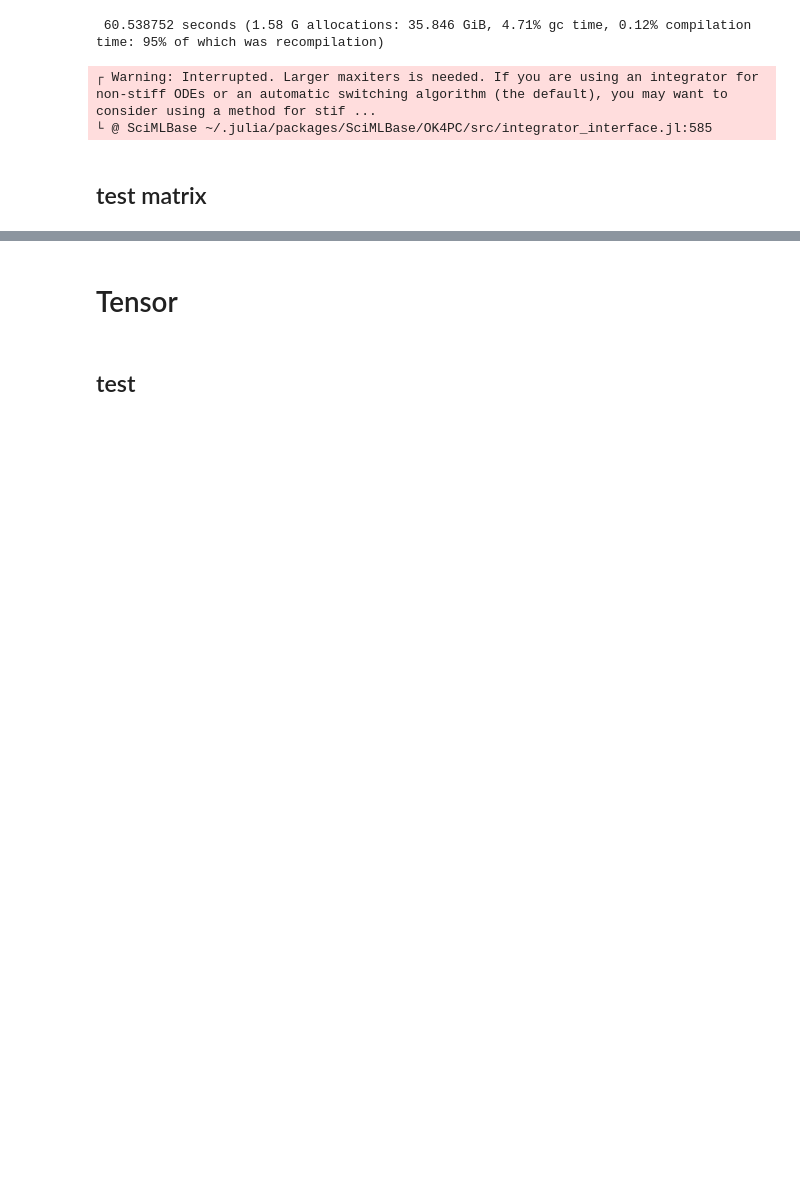
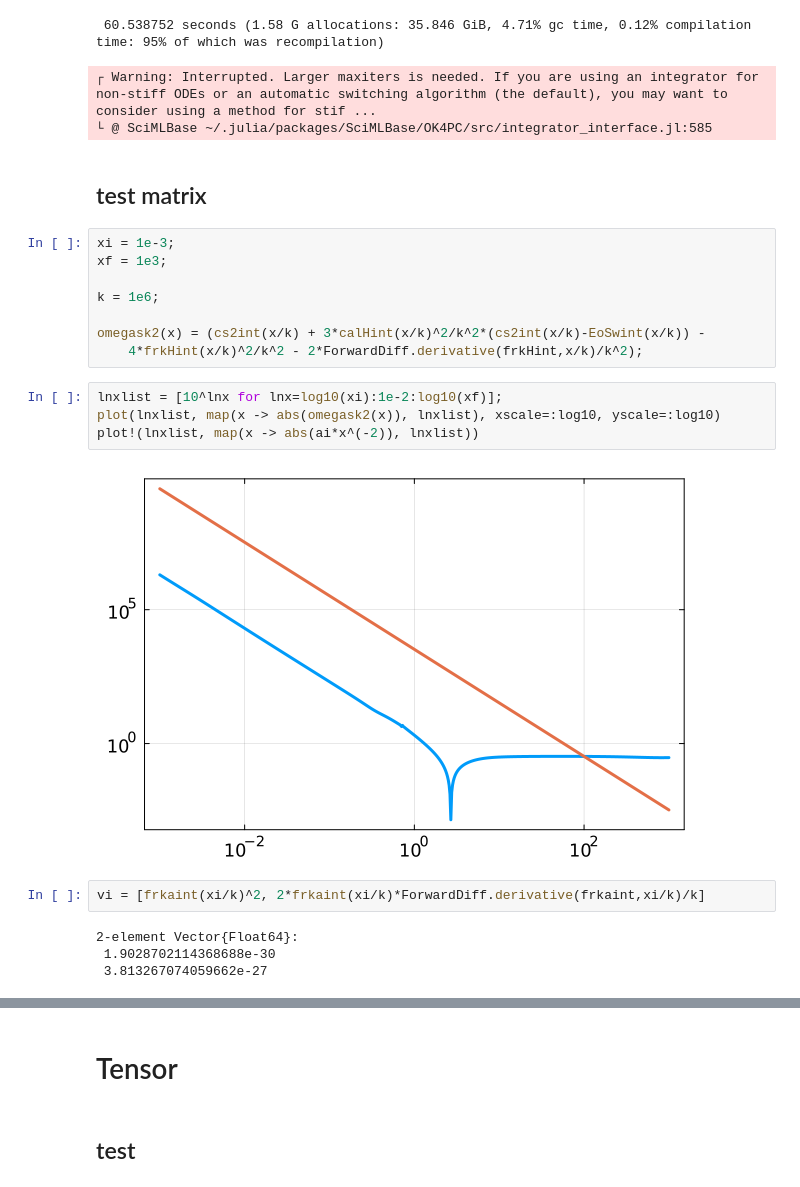
Before and after one commit to NekomammaT/SIGW_QCD, a Jupyter notebook: SIGW_QCD_WKB.ipynb, the cells around one changed output, grey strips where cells are left out. Drawn from its saved outputs; the diff is of its cells as text; blank space fills up the shorter version.

```diff
--- a/SIGW_QCD_WKB.ipynb
+++ b/SIGW_QCD_WKB.ipynb
@@ -366,3 +366,23 @@ scalarprob = ODEProblem(scalarEoM,ui,xspan,0);
 └ @ SciMLBase ~/.julia/packages/SciMLBase/OK4PC/src/integrator_interface.jl:585
 # %% [markdown]
 ## test matrix
+# %%
+xi = 1e-3;
+xf = 1e3;
+
+k = 1e6;
+
+omegask2(x) = (cs2int(x/k) + 3*calHint(x/k)^2/k^2*(cs2int(x/k)-EoSwint(x/k)) -
+    4*frkHint(x/k)^2/k^2 - 2*ForwardDiff.derivative(frkHint,x/k)/k^2);
+# %%
+lnxlist = [10^lnx for lnx=log10(xi):1e-2:log10(xf)];
+plot(lnxlist, map(x -> abs(omegask2(x)), lnxlist), xscale=:log10, yscale=:log10)
+plot!(lnxlist, map(x -> abs(ai*x^(-2)), lnxlist))
+# %% [output]
+[figure, added]
+# %%
+vi = [frkaint(xi/k)^2, 2*frkaint(xi/k)*ForwardDiff.derivative(frkaint,xi/k)/k]
+# %% [output]
+2-element Vector{Float64}:
+ 1.9028702114368688e-30
+ 3.813267074059662e-27
```
Also changed, not shown: parts of 14 cells of this notebook, 1 other file.
